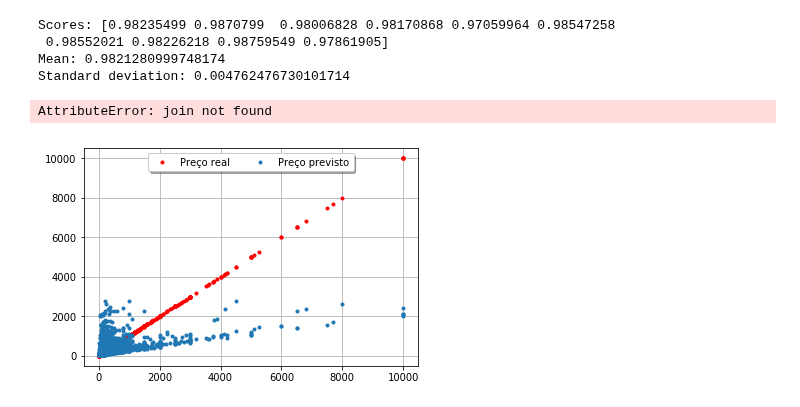
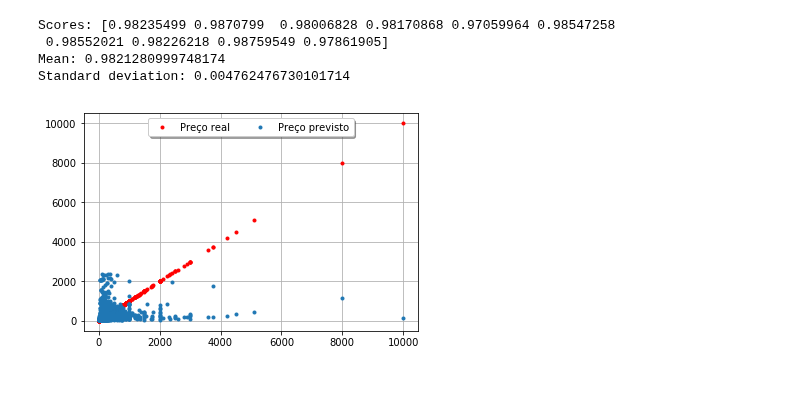
Before and after one commit to cicerotcv/P3_CienciaDados_2019.2, a Jupyter notebook: 02 K-Neighbors Regressor.ipynb, the cells around one changed output. Saved outputs shown, nothing was run; the diff lists cells and outputs as text; code cells hidden in the pictures.

```diff
--- a/02 K-Neighbors Regressor.ipynb
+++ b/02 K-Neighbors Regressor.ipynb
@@ -120,6 +130,6 @@ airbnb.shape, airbnb_labels.shape
 # %%
 # where magic happens
-num_attribs = list(airbnb.drop(columns=["neighbourhood_group","neighbourhood","room_type"]).columns)
+num_attribs = list(airbnb.drop(columns=["neighbourhood_group","neighbourhood","room_type", "price"]).columns)
 cat_attribs = ["neighbourhood_group","neighbourhood","room_type"]
 
 num_pipeline = Pipeline([
@@ -136,4 +146,4 @@ full_pipeline = ColumnTransformer([
         ("cat", OneHotEncoder(), cat_attribs),
 ])
 # %%
-airbnb_prepared = full_pipeline.fit_transform(airbnb)
+airbnb_prepared = full_pipeline.fit_transform(airbnb_treinamento)
@@ -175,7 +196,7 @@ mglearn.plots.plot_knn_regression(n_neighbors=3);
 # %% [output]
 [figure]
 # %%
-k_reg = KNeighborsRegressor(n_neighbors=5)
+k_reg = KNeighborsRegressor(n_neighbors=3)
 # %%
 k_reg.fit(X_train, y_train)
 # %% [output]
@@ -192,4 +213,11 @@ Labels:          [149, 225, 150, 89, 80]
 Abaixo, a função .predict será utilizada para prever, com base no modelo que está sendo usado, os preços do novo banco de dados que foi preparado acima, chamado "airbnb_prepared".
 # %%
 airbnb_predictions = k_reg.predict(X_test)
+# %%
+for n in range(2, 10):
+    k_reg = KNeighborsRegressor(n_neighbors= n)
+    k_reg.fit(X_train, y_train)
+    airbnb_predictions = k_reg.predict(X_test)
+    r2_knn = r2_score(y_test, airbnb_predictions)
+    print("Para n = {0}: R² = {1}".format(n, r2_knn))
 # %%
@@ -217,21 +245,12 @@ Scores: [0.98235499 0.9870799  0.98006828 0.98170868 0.97059964 0.98547258
  0.98552021 0.98226218 0.98759549 0.97861905]
 Mean: 0.9821280999748174
 Standard deviation: 0.004762476730101714
-# %%
-sns.scatterplot(
-    x='mean area',
-    y='mean compactness',
-    hue='benign',
-    data=X_test.join(y_test, how='outer')
-)
-# %% [output]
-AttributeError: join not found
 # %%
 ax = plt.subplot(111)
-plt.plot(airbnb_labels, airbnb_labels, 'r.', label='Preço real')
-plt.plot(airbnb_labels, airbnb_predictions, '.', label='Preço previsto')
+plt.plot(y_test, y_test, 'r.', label='Preço real')
+plt.plot(y_test, airbnb_predictions, '.', label='Preço previsto')
 plt.grid(True)
 ax.legend(loc='upper center', bbox_to_anchor=(0.5, 1.00), shadow=True, ncol=2)
 plt.show()
 # %% [output]
-[figure, old version]
+[figure, new version]
```
Also changed, not shown: parts of 12 cells of this notebook.
